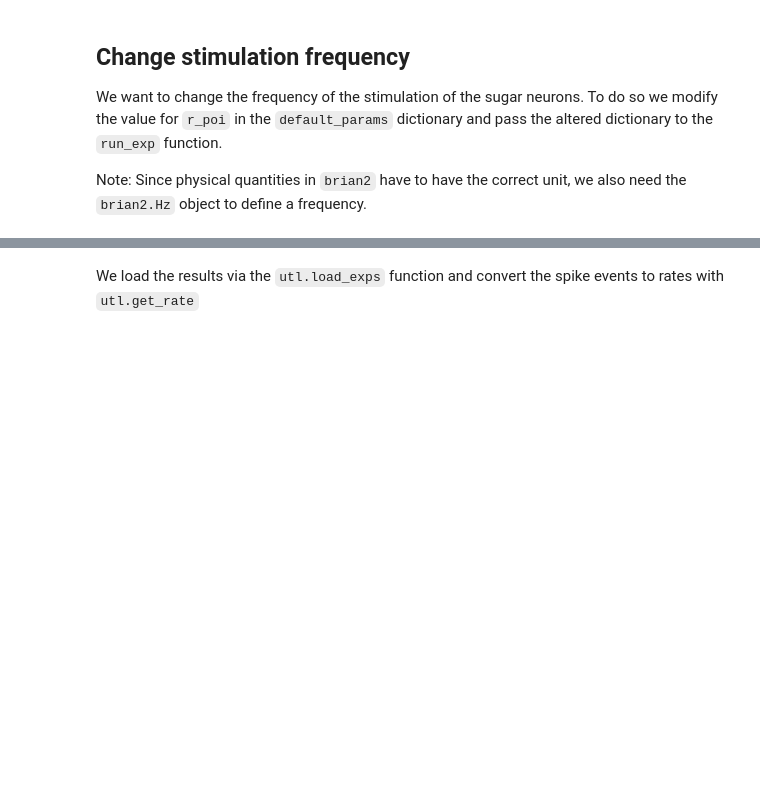
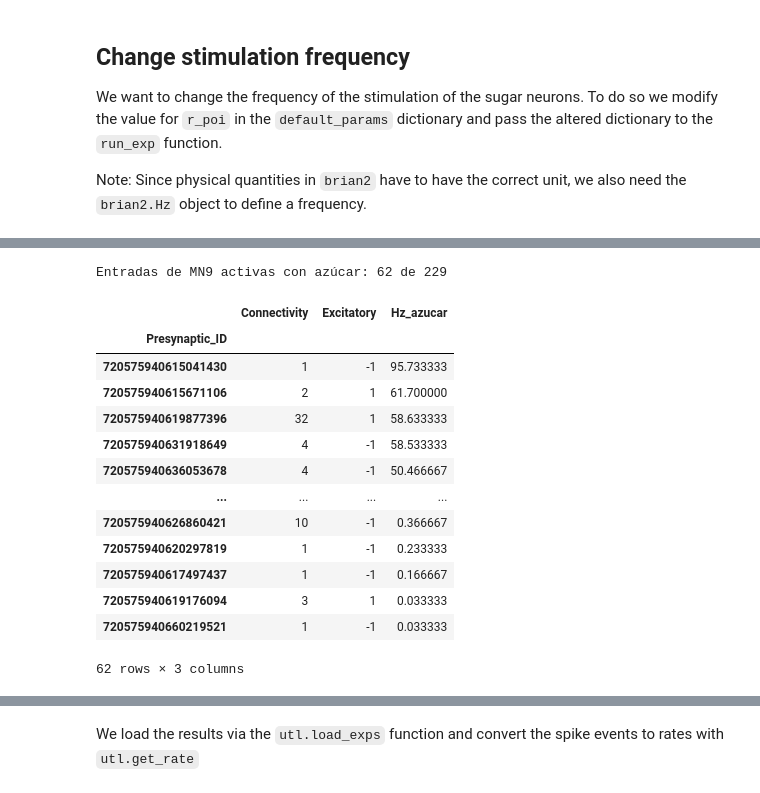
Before and after one commit to lxmfran/bugs_in_the_fly, a Jupyter notebook: shiu_simulator.ipynb, the cells around one changed output, grey strips where cells are left out. Saved outputs shown, nothing was run; the diff lists cells and outputs as text; code cells hidden in the pictures; blank space fills up the shorter version.

```diff
--- a/shiu_simulator.ipynb
+++ b/shiu_simulator.ipynb
@@ -131,0 +227,23 @@ run_exp(exp_name='sugarR_100Hz', neu_exc=neu_sugar, params=params, **config)
+# %%
+cand = entradas.set_index('Presynaptic_ID')
+cand['Hz_azucar'] = df_rate['sugarR_100Hz'].reindex(cand.index).fillna(0)
+
+activas = cand[cand['Hz_azucar'] > 0].sort_values('Hz_azucar', ascending=False)
+print("Entradas de MN9 activas con azúcar:", len(activas), "de", len(cand))
+activas
+# %% [output]
+Entradas de MN9 activas con azúcar: 62 de 229
+|  | Connectivity | Excitatory | Hz_azucar |
+| Presynaptic_ID |  |  |  |
+| 720575940615041430 | 1 | -1 | 95.733333 |
+| 720575940615671106 | 2 | 1 | 61.700000 |
+| 720575940619877396 | 32 | 1 | 58.633333 |
+| 720575940631918649 | 4 | -1 | 58.533333 |
+| 720575940636053678 | 4 | -1 | 50.466667 |
+| ... | ... | ... | ... |
+| 720575940626860421 | 10 | -1 | 0.366667 |
+| 720575940620297819 | 1 | -1 | 0.233333 |
+| 720575940617497437 | 1 | -1 | 0.166667 |
+| 720575940619176094 | 3 | 1 | 0.033333 |
+| 720575940660219521 | 1 | -1 | 0.033333 |
+62 rows × 3 columns
```
Also changed, not shown: parts of 10 cells of this notebook.
